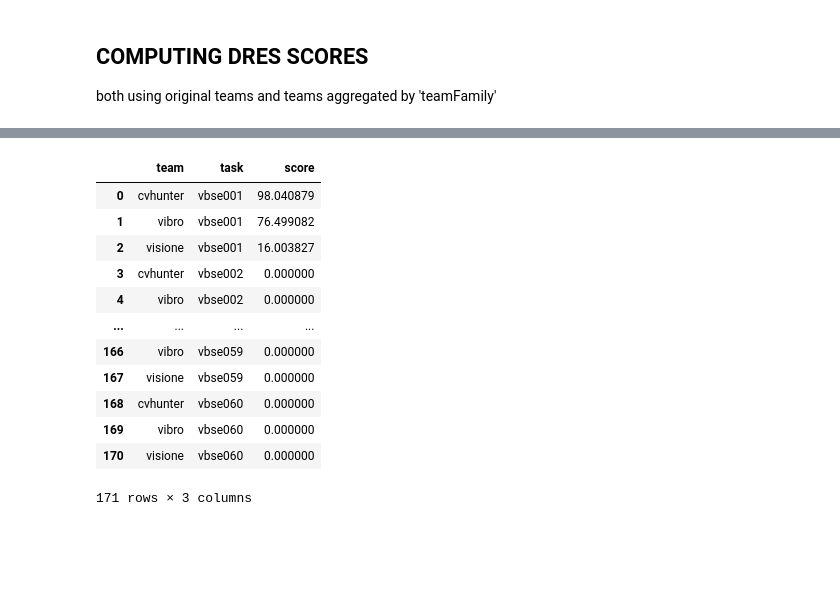
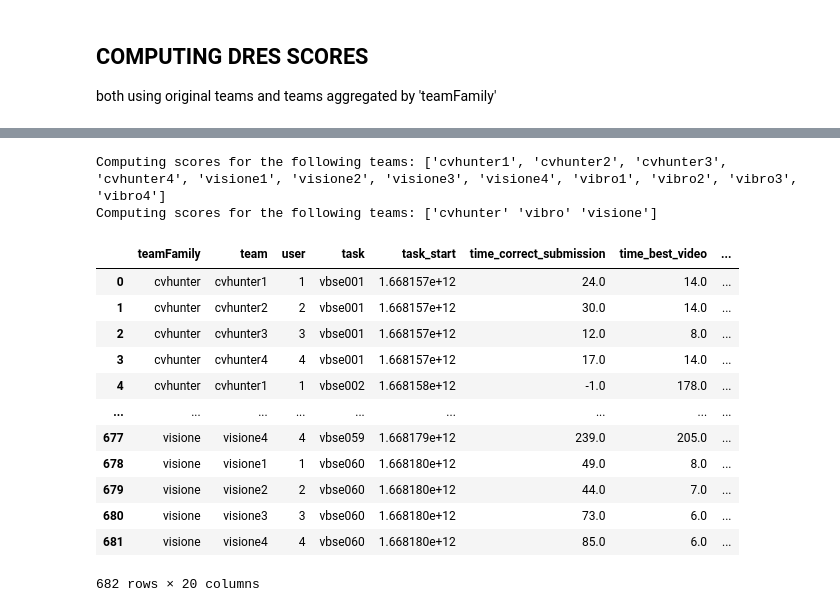
Before and after one commit to Visual-Computing/VBS22-Post-Evaluation, a Jupyter notebook: notebooks/Teams_Results_Analysis.ipynb, the cells around one changed output, grey strips where cells are left out. Drawn from its saved outputs; the diff is of its cells as text; code cells hidden in the pictures; blank space fills up the shorter version.

```diff
--- a/notebooks/Teams_Results_Analysis.ipynb
+++ b/notebooks/Teams_Results_Analysis.ipynb
@@ -348,16 +79,30 @@ team_scores_df
-# %%
-teamFamily_scores_df
-# %% [output]
-|  | team | task | score |
-| 0 | cvhunter | vbse001 | 98.040879 |
-| 1 | vibro | vbse001 | 76.499082 |
-| 2 | visione | vbse001 | 16.003827 |
-| 3 | cvhunter | vbse002 | 0.000000 |
-| 4 | vibro | vbse002 | 0.000000 |
-| ... | ... | ... | ... |
-| 166 | vibro | vbse059 | 0.000000 |
-| 167 | visione | vbse059 | 0.000000 |
-| 168 | cvhunter | vbse060 | 0.000000 |
-| 169 | vibro | vbse060 | 0.000000 |
-| 170 | visione | vbse060 | 0.000000 |
-171 rows × 3 columns
+# %%
+print(f"Computing scores for the following teams: {teams_list}")
+team_scores_df=compute_team_scores(task_list, teams_list,submissions_df)
+team_scores_df= team_scores_df.rename(columns={'score':'score'})
+
+print(f"Computing scores for the following teams: {teams_family_list}")
+team_aggregated_by_family_scores_df=compute_team_scores(task_list, teams_family_list,submissions_df)
+team_aggregated_by_family_scores_df= team_aggregated_by_family_scores_df.rename(columns={'team': 'teamFamily','score':'score_family'})
+
+#adding scores to the  df_resuls
+df_results=pd.merge(df_results,team_scores_df,on=['team', 'task'])
+df_results=pd.merge(df_results,team_aggregated_by_family_scores_df,on=['teamFamily', 'task'])
+
+df_results
+# %% [output]
+Computing scores for the following teams: ['cvhunter1', 'cvhunter2', 'cvhunter3', 'cvhunter4', 'visione1', 'visione2', 'visione3', 'visione4', 'vibro1', 'vibro2', 'vibro3', 'vibro4']
+Computing scores for the following teams: ['cvhunter' 'vibro' 'visione']
+|  | teamFamily | team | user | task | task_start | time_correct_submission | time_best_video | ... |
+| 0 | cvhunter | cvhunter1 | 1 | vbse001 | 1.668157e+12 | 24.0 | 14.0 | ... |
+| 1 | cvhunter | cvhunter2 | 2 | vbse001 | 1.668157e+12 | 30.0 | 14.0 | ... |
+| 2 | cvhunter | cvhunter3 | 3 | vbse001 | 1.668157e+12 | 12.0 | 8.0 | ... |
+| 3 | cvhunter | cvhunter4 | 4 | vbse001 | 1.668157e+12 | 17.0 | 14.0 | ... |
+| 4 | cvhunter | cvhunter1 | 1 | vbse002 | 1.668158e+12 | -1.0 | 178.0 | ... |
+| ... | ... | ... | ... | ... | ... | ... | ... | ... |
+| 677 | visione | visione4 | 4 | vbse059 | 1.668179e+12 | 239.0 | 205.0 | ... |
+| 678 | visione | visione1 | 1 | vbse060 | 1.668180e+12 | 49.0 | 8.0 | ... |
+| 679 | visione | visione2 | 2 | vbse060 | 1.668180e+12 | 44.0 | 7.0 | ... |
+| 680 | visione | visione3 | 3 | vbse060 | 1.668180e+12 | 73.0 | 6.0 | ... |
+| 681 | visione | visione4 | 4 | vbse060 | 1.668180e+12 | 85.0 | 6.0 | ... |
+682 rows × 20 columns
```
Also changed, not shown: parts of 22 cells of this notebook, 1 other file.
